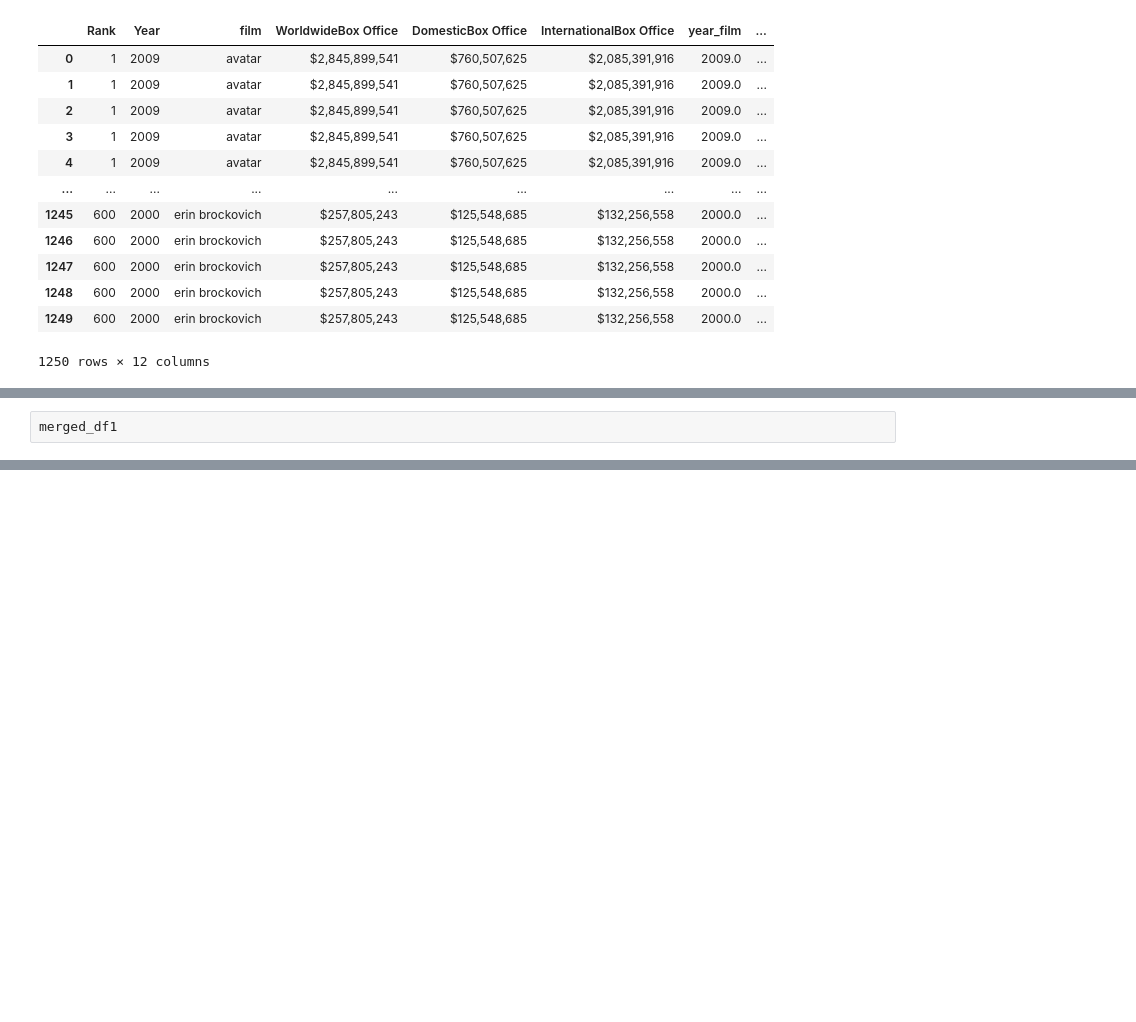
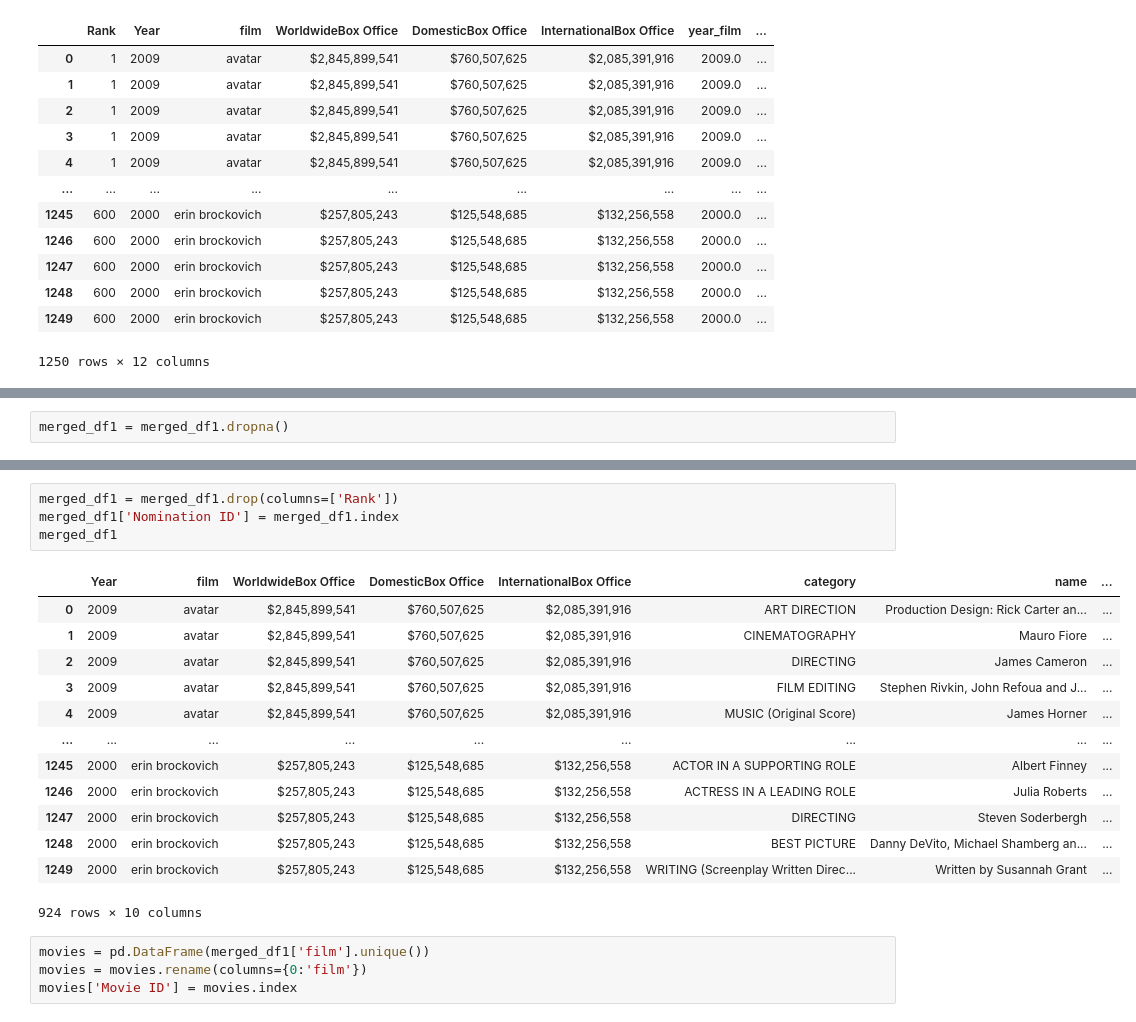
Before and after one commit to canamasc/Oscars-vs-Box-Office, a Jupyter notebook: Oscars-BoxOffice.ipynb, the cells around one changed output, grey strips where cells are left out. Drawn from its saved outputs; the diff is of its cells as text; blank space fills up the shorter version.

```diff
--- a/Oscars-BoxOffice.ipynb
+++ b/Oscars-BoxOffice.ipynb
@@ -182,2 +182,2 @@ merged_df1
 # %%
-merged_df1
+merged_df1 = merged_df1.dropna()
@@ -197,0 +198,22 @@ merged_df1
+# %%
+merged_df1 = merged_df1.drop(columns=['Rank'])
+merged_df1['Nomination ID'] = merged_df1.index
+merged_df1
+# %% [output]
+|  | Year | film | WorldwideBox Office | DomesticBox Office | InternationalBox Office | category | name | ... |
+| 0 | 2009 | avatar | $2,845,899,541 | $760,507,625 | $2,085,391,916 | ART DIRECTION | Production Design: Rick Carter an... | ... |
+| 1 | 2009 | avatar | $2,845,899,541 | $760,507,625 | $2,085,391,916 | CINEMATOGRAPHY | Mauro Fiore | ... |
+| 2 | 2009 | avatar | $2,845,899,541 | $760,507,625 | $2,085,391,916 | DIRECTING | James Cameron | ... |
+| 3 | 2009 | avatar | $2,845,899,541 | $760,507,625 | $2,085,391,916 | FILM EDITING | Stephen Rivkin, John Refoua and J... | ... |
+| 4 | 2009 | avatar | $2,845,899,541 | $760,507,625 | $2,085,391,916 | MUSIC (Original Score) | James Horner | ... |
+| ... | ... | ... | ... | ... | ... | ... | ... | ... |
+| 1245 | 2000 | erin brockovich | $257,805,243 | $125,548,685 | $132,256,558 | ACTOR IN A SUPPORTING ROLE | Albert Finney | ... |
+| 1246 | 2000 | erin brockovich | $257,805,243 | $125,548,685 | $132,256,558 | ACTRESS IN A LEADING ROLE | Julia Roberts | ... |
+| 1247 | 2000 | erin brockovich | $257,805,243 | $125,548,685 | $132,256,558 | DIRECTING | Steven Soderbergh | ... |
+| 1248 | 2000 | erin brockovich | $257,805,243 | $125,548,685 | $132,256,558 | BEST PICTURE | Danny DeVito, Michael Shamberg an... | ... |
+| 1249 | 2000 | erin brockovich | $257,805,243 | $125,548,685 | $132,256,558 | WRITING (Screenplay Written Direc... | Written by Susannah Grant | ... |
+924 rows × 10 columns
+# %%
+movies = pd.DataFrame(merged_df1['film'].unique())
+movies = movies.rename(columns={0:'film'})
+movies['Movie ID'] = movies.index
```
Also changed, not shown: parts of 7 cells of this notebook.
